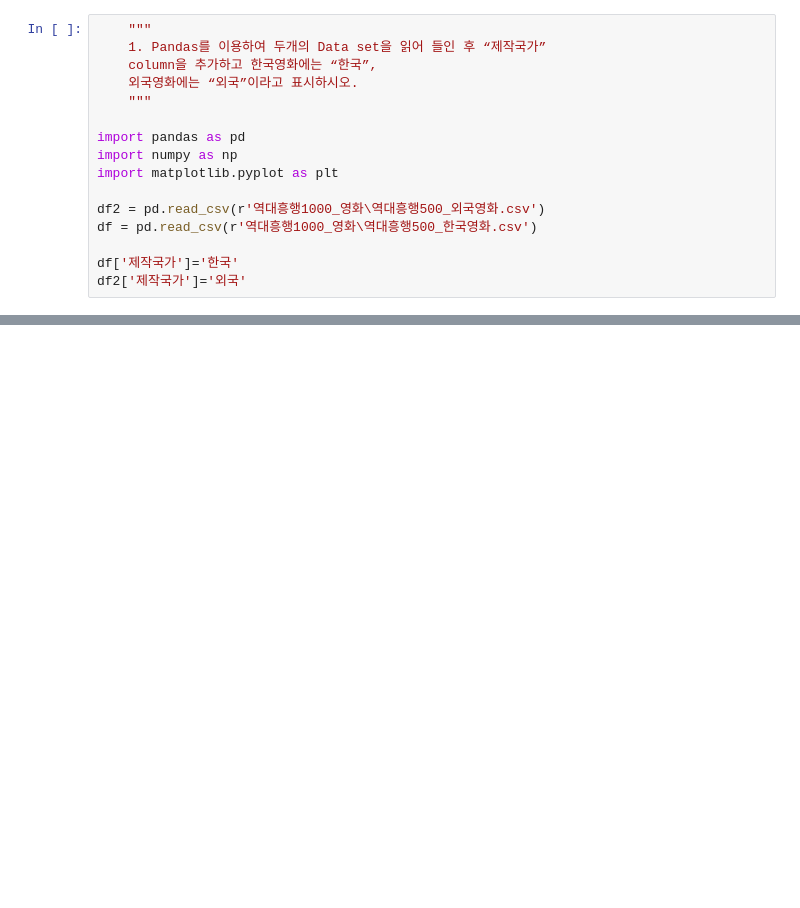
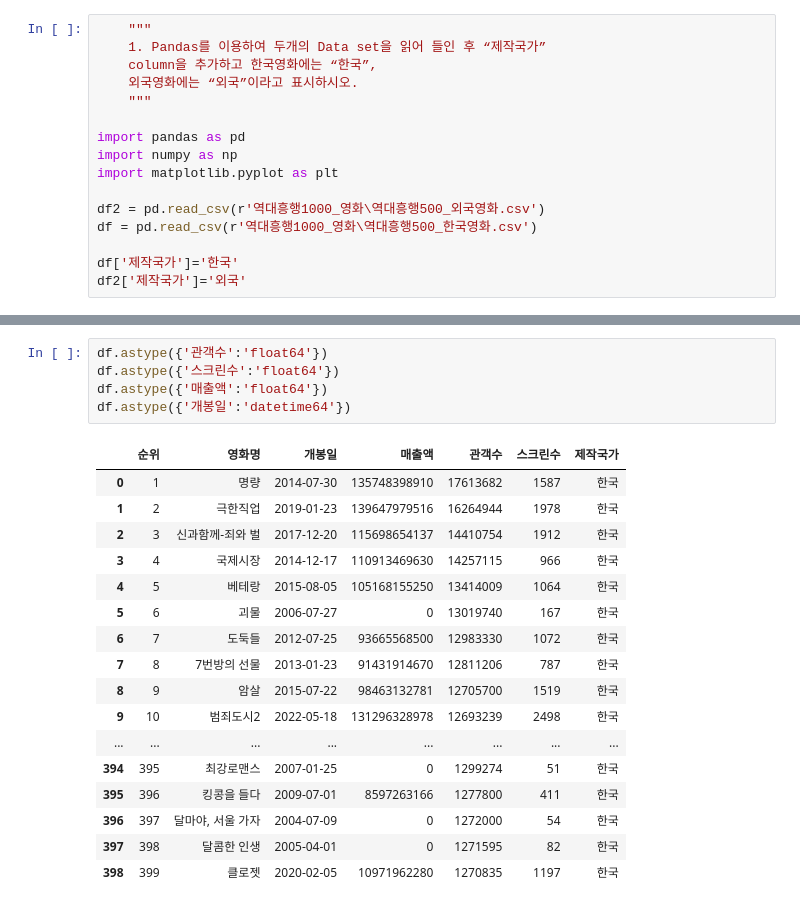
Before and after one commit to john1256/codespace, a Jupyter notebook: 우주과학통계실습/조용욱(2018103514)_우주과학통계실습_중간고사.ipynb, the cells around one changed output, grey strips where cells are left out. Saved outputs shown, nothing was run; the diff lists cells and outputs as text; blank space fills up the shorter version.

```diff
--- a/우주과학통계실습/조용욱(2018103514)_우주과학통계실습_중간고사.ipynb
+++ b/우주과학통계실습/조용욱(2018103514)_우주과학통계실습_중간고사.ipynb
@@ -61,3 +47,26 @@ df2.astype({'개봉일':'datetime64'})
+# %%
+df.astype({'관객수':'float64'})
+df.astype({'스크린수':'float64'})
+df.astype({'매출액':'float64'})
+df.astype({'개봉일':'datetime64'})
+# %% [output]
+|  | 순위 | 영화명 | 개봉일 | 매출액 | 관객수 | 스크린수 | 제작국가 |
+| 0 | 1 | 명량 | 2014-07-30 | 135748398910 | 17613682 | 1587 | 한국 |
+| 1 | 2 | 극한직업 | 2019-01-23 | 139647979516 | 16264944 | 1978 | 한국 |
+| 2 | 3 | 신과함께-죄와 벌 | 2017-12-20 | 115698654137 | 14410754 | 1912 | 한국 |
+| 3 | 4 | 국제시장 | 2014-12-17 | 110913469630 | 14257115 | 966 | 한국 |
+| 4 | 5 | 베테랑 | 2015-08-05 | 105168155250 | 13414009 | 1064 | 한국 |
+| 5 | 6 | 괴물 | 2006-07-27 | 0 | 13019740 | 167 | 한국 |
+| 6 | 7 | 도둑들 | 2012-07-25 | 93665568500 | 12983330 | 1072 | 한국 |
+| 7 | 8 | 7번방의 선물 | 2013-01-23 | 91431914670 | 12811206 | 787 | 한국 |
+| 8 | 9 | 암살 | 2015-07-22 | 98463132781 | 12705700 | 1519 | 한국 |
+| 9 | 10 | 범죄도시2 | 2022-05-18 | 131296328978 | 12693239 | 2498 | 한국 |
+| ... | ... | ... | ... | ... | ... | ... | ... |
+| 394 | 395 | 최강로맨스 | 2007-01-25 | 0 | 1299274 | 51 | 한국 |
+| 395 | 396 | 킹콩을 들다 | 2009-07-01 | 8597263166 | 1277800 | 411 | 한국 |
+| 396 | 397 | 달마야, 서울 가자 | 2004-07-09 | 0 | 1272000 | 54 | 한국 |
+| 397 | 398 | 달콤한 인생 | 2005-04-01 | 0 | 1271595 | 82 | 한국 |
+| 398 | 399 | 클로젯 | 2020-02-05 | 10971962280 | 1270835 | 1197 | 한국 |
 # %%
     """4. 이후 2개의 DataFrame 을 합치고 (pd.concat등 사용), “자료의 값이  0 인 곳은  nan으로 대체하고 이어서 df.dropna등을 사용하여 dataframe 에서 제거하시오. 유효한 자료를 보유한 영화는 총 몇 개가 남았는지 출력하시오.
     """
```
Also changed, not shown: parts of 13 cells of this notebook.
